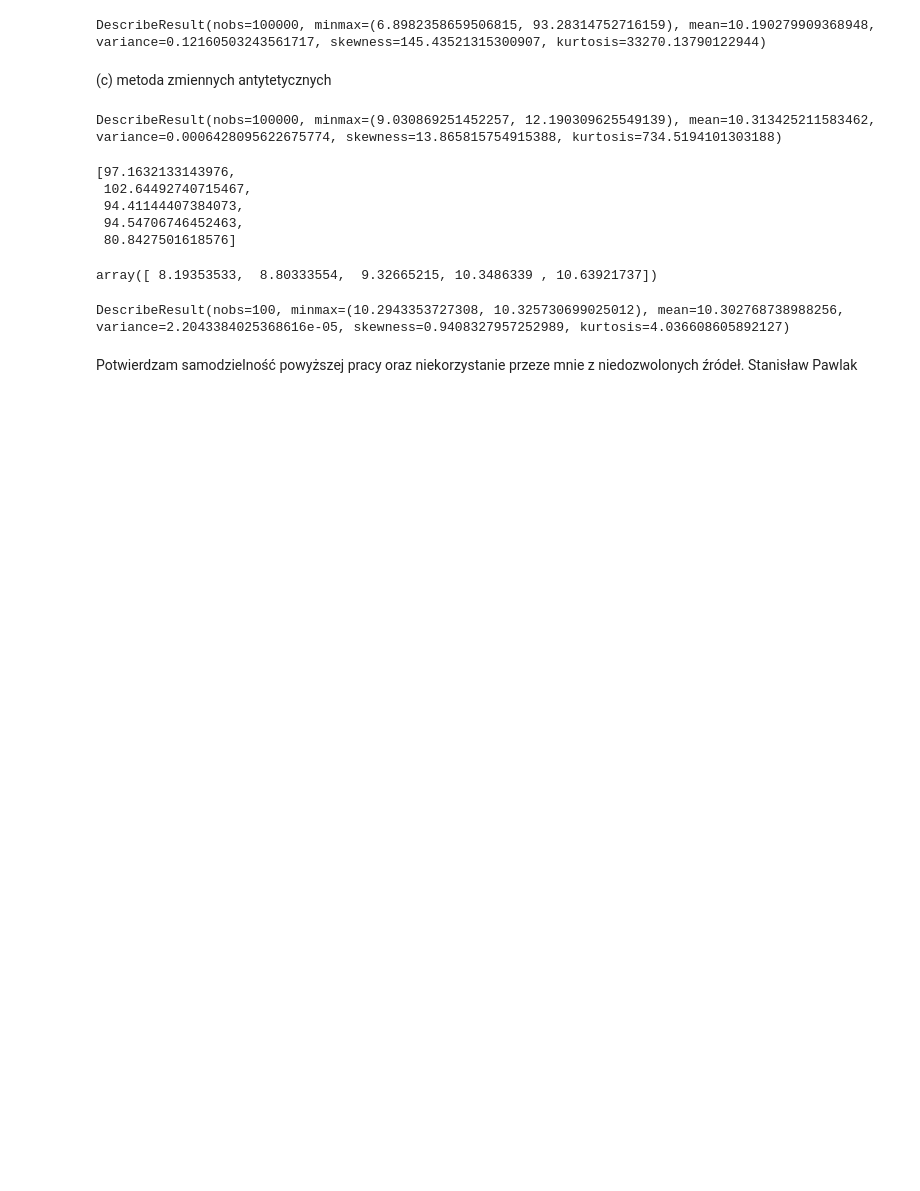
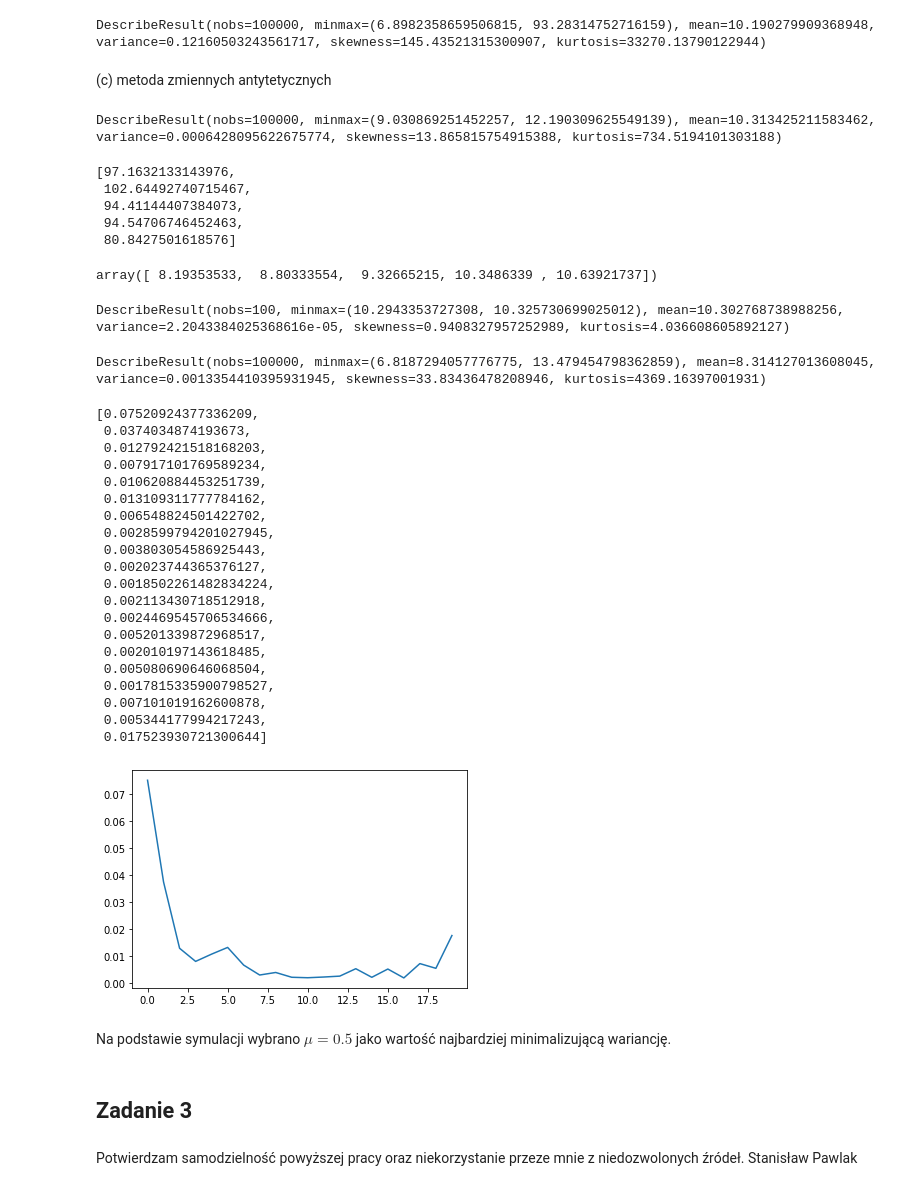
Before and after one commit to stapaw/financial_math, a Jupyter notebook: lab5/lab5.ipynb, the cells around one changed output. Cells and saved outputs as stored; diff of their text form; code cells hidden in the pictures; blank space fills up the shorter version.

Commit message:
add: importance sampling calculation.

```diff
--- a/lab5/lab5.ipynb
+++ b/lab5/lab5.ipynb
@@ -331,3 +332,25 @@ array([ 8.19353533,  8.80333554,  9.32665215, 10.3486339 , 10.63921737])
 scipy.stats.describe(stratified_sampling([100]*100 , S_0=100, T=1, sigma=0.1, r = 0.1, K=100))
 # %% [output]
 DescribeResult(nobs=100, minmax=(10.2943353727308, 10.325730699025012), mean=10.302768738988256, variance=2.2043384025368616e-05, skewness=0.9408327957252989, kurtosis=4.036608605892127)
+# %%
+def f_Wiener(Y, T):
+    return scipy.stats.norm.pdf(Y, scale=T)
+
+def f_Y(Y, mu, T):
+    return scipy.stats.norm.pdf(Y, loc=mu, scale=T)
+
+def importance_sampling(mu,n, S_0=100, T=1, sigma=0.1, r = 0.1, K=100):
+    means = []
+    Y = [np.random.normal(mu, T) for i in range(0, n)]
+    S_T = calculate_S_T(Y, S_0=100, T=1, sigma=0.1, r = 0.1)
+    for i in tqdm(range(0, n)):
+        value = e ** (-r*T) * max(S_T[i]-K, 0) * (f_Wiener(Y[i],T)/f_Y(Y[i], mu, T))
+        if not means:
+            means.append(value)
+        else:
+            means.append(np.average([means[i-1], value], weights = [i, 1]))
+    return means
+# %%
+scipy.stats.describe(importance_sampling(mu=0.5, n=100000 , S_0=100, T=1, sigma=0.1, r = 0.1, K=100))
+# %% [output]
+DescribeResult(nobs=100000, minmax=(6.8187294057776775, 13.479454798362859), mean=8.314127013608045, variance=0.0013354410395931945, skewness=33.83436478208946, kurtosis=4369.16397001931)
@@ -334,2 +359,32 @@ DescribeResult(nobs=100, minmax=(10.2943353727308, 10.325730699025012), mean=10.
+# %%
+w = [scipy.stats.describe(importance_sampling(mu=i, n=100000 , S_0=100, T=1, sigma=0.1, r = 0.1, K=100)).variance for i in np.linspace(-0.5, 1.5, 20)]
+plt.plot(w)
+w
+# %% [output]
+[0.07520924377336209,
+ 0.0374034874193673,
+ 0.012792421518168203,
+ 0.007917101769589234,
+ 0.010620884453251739,
+ 0.013109311777784162,
+ 0.006548824501422702,
+ 0.0028599794201027945,
+ 0.003803054586925443,
+ 0.002023744365376127,
+ 0.0018502261482834224,
+ 0.002113430718512918,
+ 0.0024469545706534666,
+ 0.005201339872968517,
+ 0.002010197143618485,
+ 0.005080690646068504,
+ 0.0017815335900798527,
+ 0.007101019162600878,
+ 0.005344177994217243,
+ 0.017523930721300644]
+[figure, added]
+# %% [markdown]
+Na podstawie symulacji wybrano $\mu = 0.5$ jako wartość najbardziej minimalizującą wariancję.
+# %% [markdown]
+## Zadanie 3
 # %% [markdown]
 Potwierdzam samodzielność powyższej pracy oraz niekorzystanie przeze mnie z niedozwolonych źródeł. Stanisław Pawlak
```
Also changed, not shown: parts of 2 cells of this notebook.
